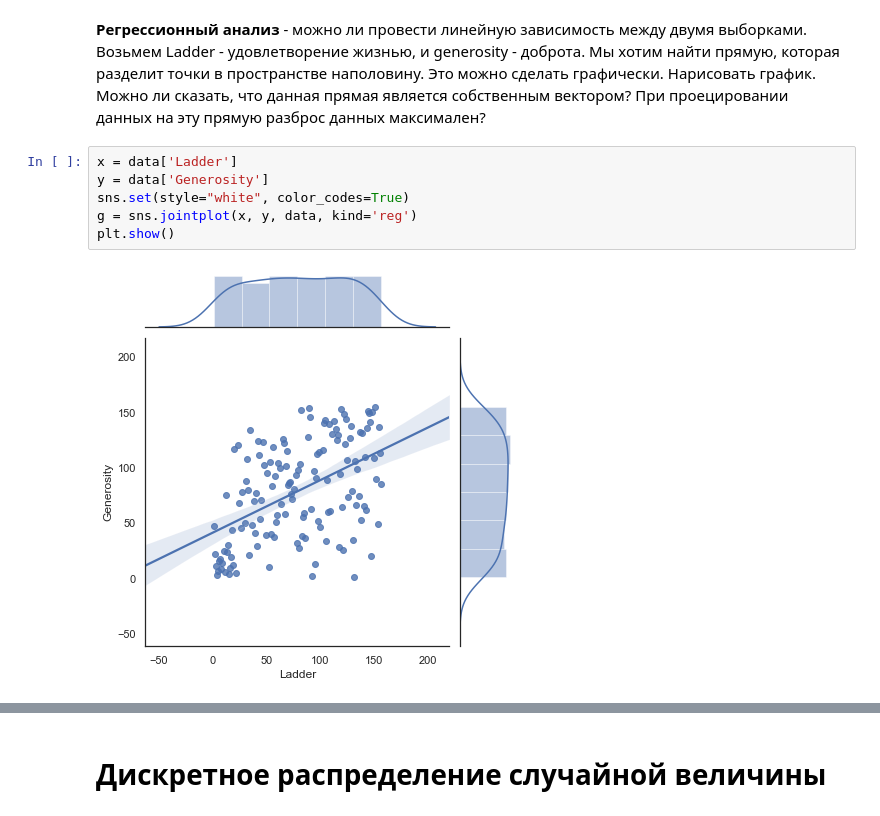
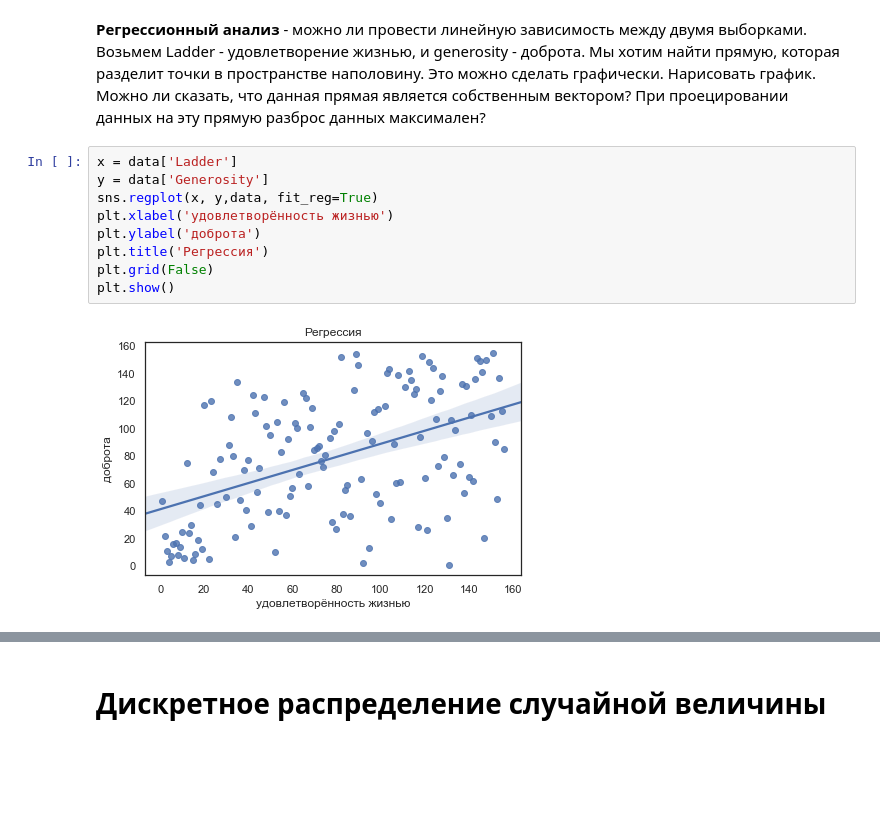
Before and after one commit to sladkoejka/homework, a Jupyter notebook: dz_2.ipynb, the cells around one changed output, grey strips where cells are left out. Drawn from its saved outputs; the diff is of its cells as text; blank space fills up the shorter version.

```diff
--- a/dz_2.ipynb
+++ b/dz_2.ipynb
@@ -197,8 +197,11 @@ plt.show()
 # %%
 x = data['Ladder']
 y = data['Generosity']
-sns.set(style="white", color_codes=True)
-g = sns.jointplot(x, y, data, kind='reg')
+sns.regplot(x, y,data, fit_reg=True)
+plt.xlabel('удовлетворённость жизнью')
+plt.ylabel('доброта')
+plt.title('Регрессия')
+plt.grid(False)
 plt.show()
 # %% [output]
-[figure, old version]
+[figure, new version]
```
Also changed, not shown: parts of 2 cells of this notebook.
